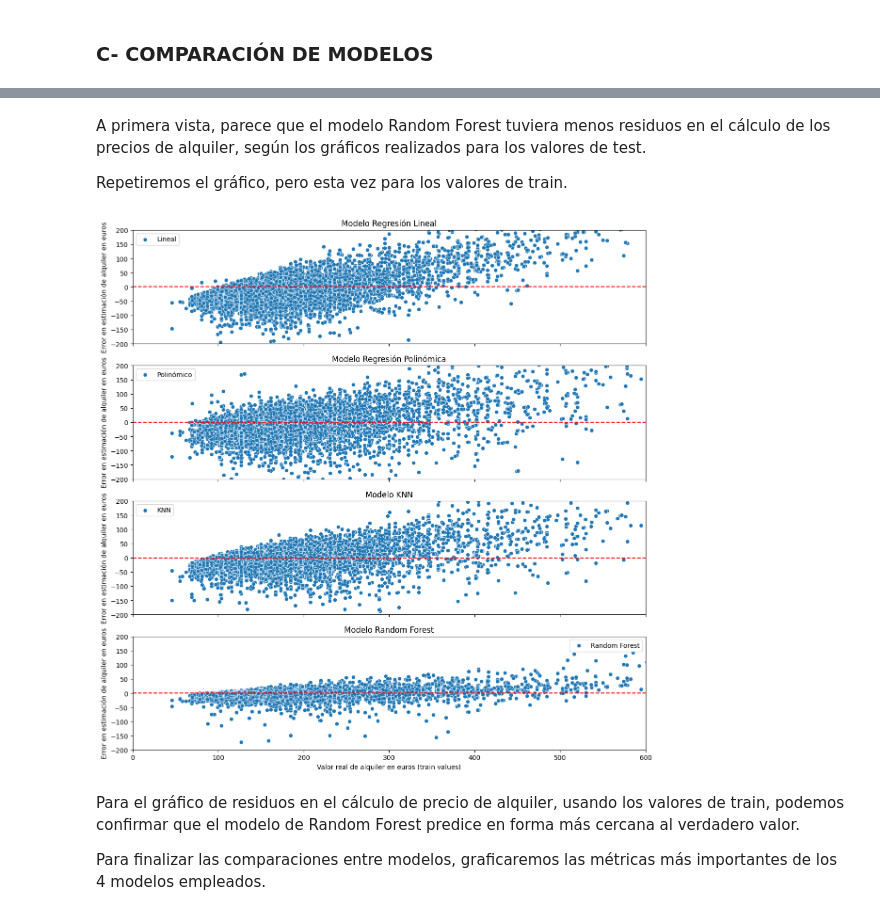
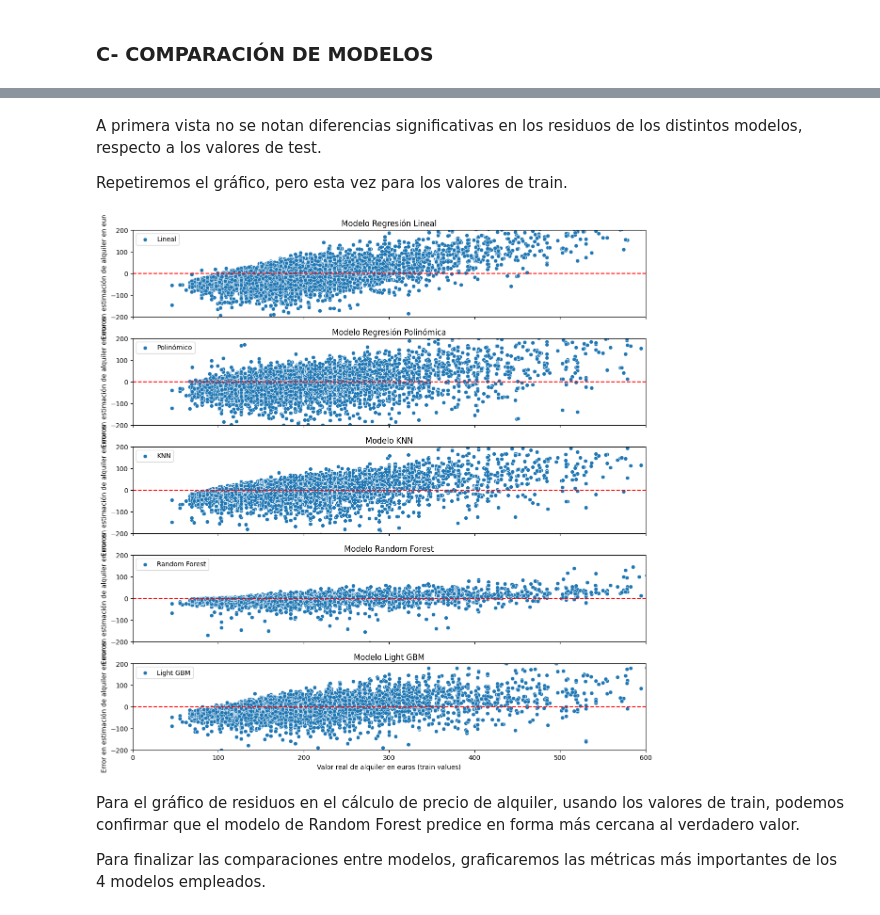
Before and after one commit to tekluis/CoderHouse, a Jupyter notebook: 7-PRIMERAENTREGA_TEK.ipynb, the cells around one changed output, grey strips where cells are left out. Drawn from its saved outputs; the diff is of its cells as text; code cells hidden in the pictures.

Commit message:
agregado modelo LGBM

```diff
--- a/7-PRIMERAENTREGA_TEK.ipynb
+++ b/7-PRIMERAENTREGA_TEK.ipynb
@@ -98,9 +98,8 @@ Para terminar con la preparación de datos, procederemos a codificar las variabl
 # %%
 day_hot_encoded = pd.get_dummies(df['Day'], prefix='Day')
 room_type_hot_encoded = pd.get_dummies(df['Room_Type'], prefix='Room_Type')
-city_type_hot_encoded = pd.get_dummies(df['City'], prefix='City')
 
-df_encoded = pd.concat([df, day_hot_encoded, room_type_hot_encoded, city_type_hot_encoded], axis=1)
+df_encoded = pd.concat([df, day_hot_encoded, room_type_hot_encoded], axis=1)
 
 df_encoded
 # %% [output]
@@ -813,5 +887,5 @@ plt.show()
 # %% [markdown]
-A primera vista, parece que el modelo Random Forest tuviera menos residuos en el cálculo de los precios de alquiler, según los gráficos realizados para los valores de test.
+A primera vista no se notan diferencias significativas en los residuos de los distintos modelos, respecto a los valores de test.
 
 Repetiremos el gráfico, pero esta vez para los valores de train.
 # %%
@@ -819,49 +893,57 @@ residuos_train_lr = y_train - y_pred_train_lr
 residuos_train_poly = y_train - y_pred_train_poly
 residuos_train_knn = y_train - y_pred_train_knn
 residuos_train_rf = y_train - y_pred_train_rf
+residuos_train_lgb = y_train - y_pred_train_lgb
 
 residuos_train_graf = {
     'residuos_train_lr': residuos_train_lr,
     'residuos_train_poly': residuos_train_poly,
     'residuos_train_knn': residuos_train_knn,
     'residuos_train_rf': residuos_train_rf,
+    'residuos_train_lgb': residuos_train_lgb,
     'y_train': y_train
 }
 
 df_residuos_train_graf = pd.DataFrame(residuos_train_graf)
 
-fig, ax = plt.subplots(4, 1, figsize=(12, 12), sharex=True)
+fig, ax = plt.subplots(5, 1, figsize=(12, 12), sharex=True)
 
 sns.scatterplot(data=df_residuos_train_graf, x='y_train', y='residuos_train_lr', label='Lineal', ax=ax[0])
 ax[0].set_ylim(-200, 200)
 ax[0].set_ylabel('Error en estimación de alquiler en euros')
 ax[0].set_title('Modelo Regresión Lineal')
 ax[0].plot([0, 600], [0, 0], color='red', linestyle='--')
 
 sns.scatterplot(data=df_residuos_train_graf, x='y_train', y='residuos_train_poly', label='Polinómico', ax=ax[1])
 ax[1].set_ylim(-200, 200)
 ax[1].set_ylabel('Error en estimación de alquiler en euros')
 ax[1].set_title('Modelo Regresión Polinómica')
 ax[1].plot([0, 600], [0, 0], color='red', linestyle='--')
 
 sns.scatterplot(data=df_residuos_train_graf, x='y_train', y='residuos_train_knn', label='KNN', ax=ax[2])
 ax[2].set_ylim(-200, 200)
 ax[2].set_ylabel('Error en estimación de alquiler en euros')
 ax[2].set_title('Modelo KNN')
 ax[2].plot([0, 600], [0, 0], color='red', linestyle='--')
 
 sns.scatterplot(data=df_residuos_train_graf, x='y_train', y='residuos_train_rf', label='Random Forest', ax=ax[3])
 ax[3].set_ylim(-200, 200)
 ax[3].set_ylabel('Error en estimación de alquiler en euros')
 ax[3].set_title('Modelo Random Forest')
 ax[3].plot([0, 600], [0, 0], color='red', linestyle='--')
-ax[3].set_xlim(0, 600)
-ax[3].set_xlabel('Valor real de alquiler en euros (train values)')
+
+sns.scatterplot(data=df_residuos_train_graf, x='y_train', y='residuos_train_lgb', label='Light GBM', ax=ax[4])
+ax[4].set_ylim(-200, 200)
+ax[4].set_ylabel('Error en estimación de alquiler en euros')
+ax[4].set_title('Modelo Light GBM')
+ax[4].plot([0, 600], [0, 0], color='red', linestyle='--')
+ax[4].set_xlim(0, 600)
+ax[4].set_xlabel('Valor real de alquiler en euros (train values)')
 
 plt.tight_layout()
 plt.show()
 # %% [output]
-[figure, old version]
+[figure, new version]
 # %% [markdown]
 Para el gráfico de residuos en el cálculo de precio de alquiler, usando los valores de train, podemos confirmar que el modelo de Random Forest predice en forma más cercana al verdadero valor.
 
```
Also changed, not shown: parts of 14 cells of this notebook, 1 other file.
